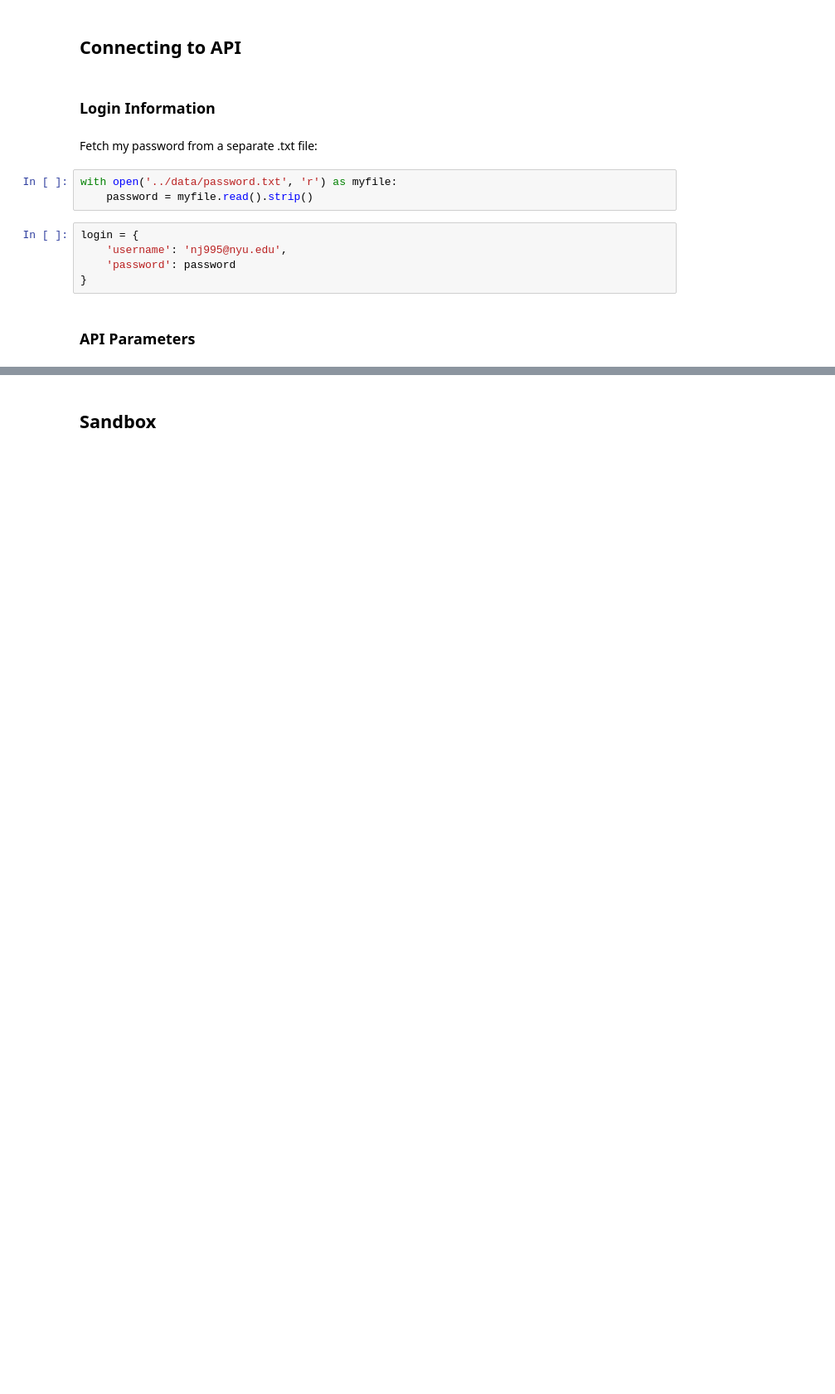
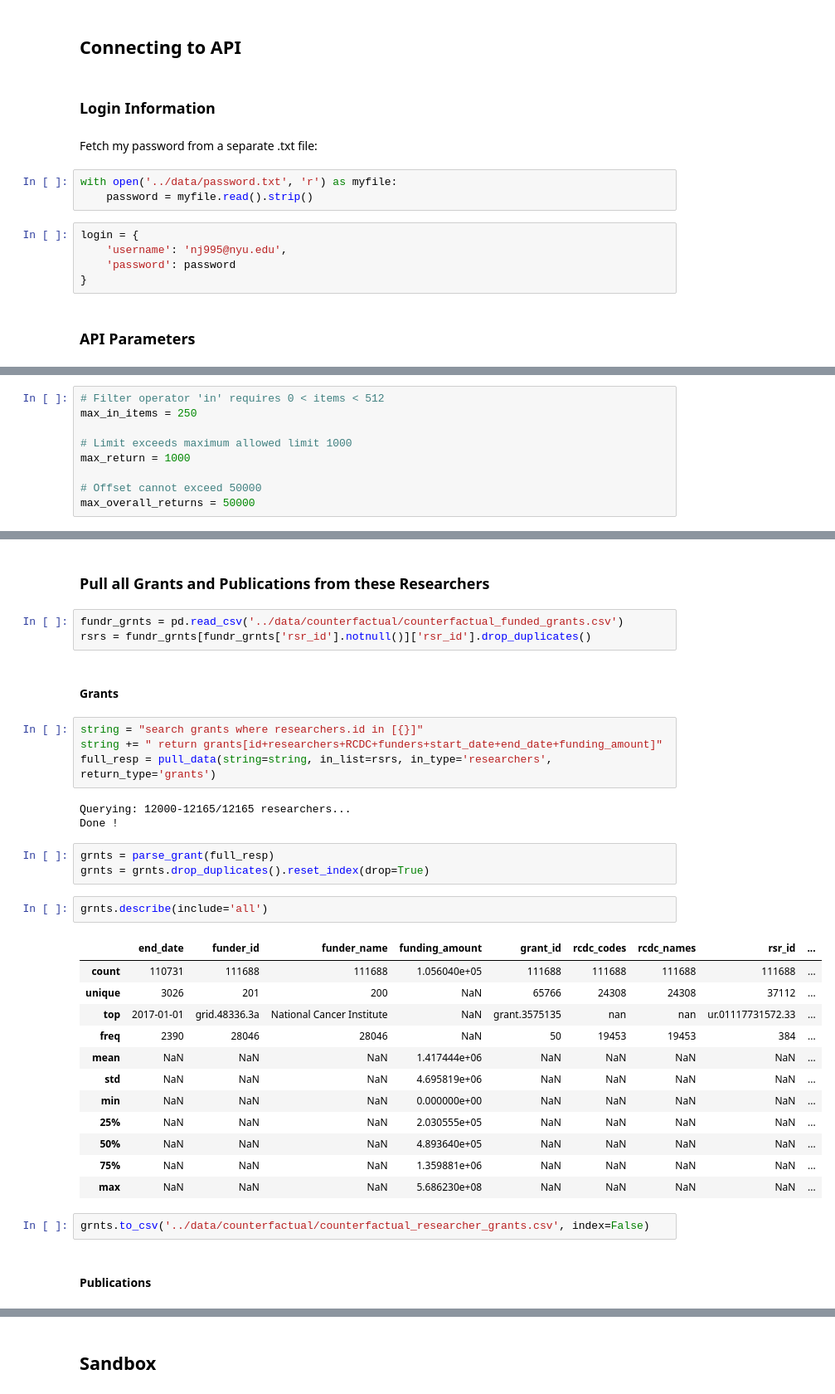
Before and after one commit to Coleridge-Initiative/helios, a Jupyter notebook: scripts/counterfactual_identification.ipynb, the cells around one changed output, grey strips where cells are left out. Shown at 83% size. Drawn from its saved outputs; the diff is of its cells as text; blank space fills up the shorter version.

Commit message:
new method of counterfactual identification

```diff
--- a/scripts/counterfactual_identification.ipynb
+++ b/scripts/counterfactual_identification.ipynb
@@ -244,0 +47,9 @@ Name: funder_name, dtype: int64
+# %%
+# Filter operator 'in' requires 0 < items < 512
+max_in_items = 250
+
+# Limit exceeds maximum allowed limit 1000
+max_return = 1000
+
+# Offset cannot exceed 50000
+max_overall_returns = 50000
@@ -244,0 +337,36 @@ Name: funder_name, dtype: int64
+# %% [markdown]
+### Pull all Grants and Publications from these Researchers
+# %%
+fundr_grnts = pd.read_csv('../data/counterfactual/counterfactual_funded_grants.csv')
+rsrs = fundr_grnts[fundr_grnts['rsr_id'].notnull()]['rsr_id'].drop_duplicates()
+# %% [markdown]
+#### Grants
+# %%
+string = "search grants where researchers.id in [{}]"
+string += " return grants[id+researchers+RCDC+funders+start_date+end_date+funding_amount]"
+full_resp = pull_data(string=string, in_list=rsrs, in_type='researchers', return_type='grants')
+# %% [output]
+Querying: 12000-12165/12165 researchers...
+Done !
+# %%
+grnts = parse_grant(full_resp)
+grnts = grnts.drop_duplicates().reset_index(drop=True)
+# %%
+grnts.describe(include='all')
+# %% [output]
+|  | end_date | funder_id | funder_name | funding_amount | grant_id | rcdc_codes | rcdc_names | rsr_id | ... |
+| count | 110731 | 111688 | 111688 | 1.056040e+05 | 111688 | 111688 | 111688 | 111688 | ... |
+| unique | 3026 | 201 | 200 | NaN | 65766 | 24308 | 24308 | 37112 | ... |
+| top | 2017-01-01 | grid.48336.3a | National Cancer Institute | NaN | grant.3575135 | nan | nan | ur.01117731572.33 | ... |
+| freq | 2390 | 28046 | 28046 | NaN | 50 | 19453 | 19453 | 384 | ... |
+| mean | NaN | NaN | NaN | 1.417444e+06 | NaN | NaN | NaN | NaN | ... |
+| std | NaN | NaN | NaN | 4.695819e+06 | NaN | NaN | NaN | NaN | ... |
+| min | NaN | NaN | NaN | 0.000000e+00 | NaN | NaN | NaN | NaN | ... |
+| 25% | NaN | NaN | NaN | 2.030555e+05 | NaN | NaN | NaN | NaN | ... |
+| 50% | NaN | NaN | NaN | 4.893640e+05 | NaN | NaN | NaN | NaN | ... |
+| 75% | NaN | NaN | NaN | 1.359881e+06 | NaN | NaN | NaN | NaN | ... |
+| max | NaN | NaN | NaN | 5.686230e+08 | NaN | NaN | NaN | NaN | ... |
+# %%
+grnts.to_csv('../data/counterfactual/counterfactual_researcher_grants.csv', index=False)
+# %% [markdown]
+#### Publications
```
Also changed, not shown: parts of 81 cells of this notebook.
